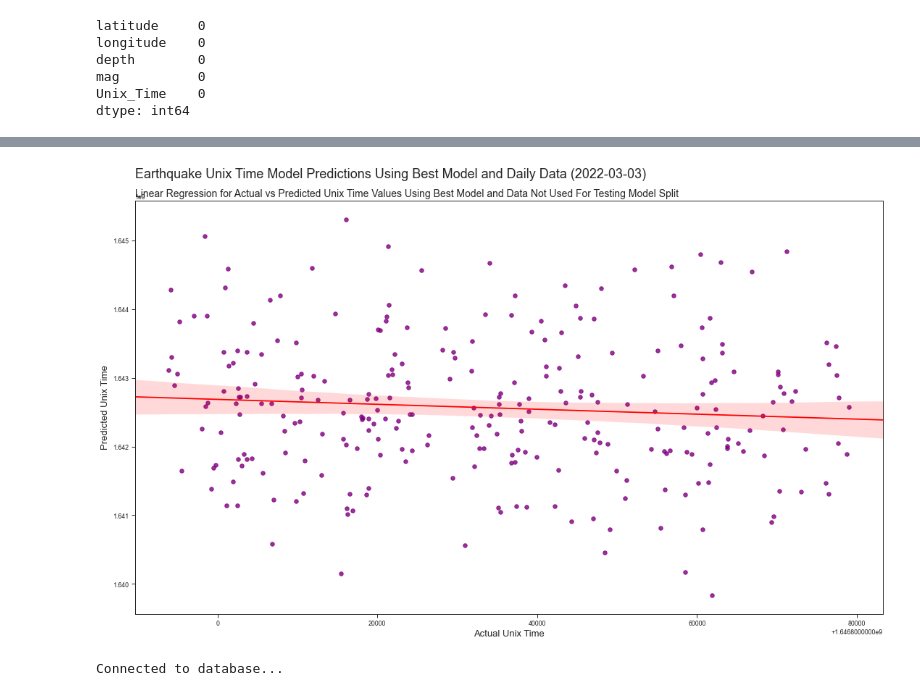
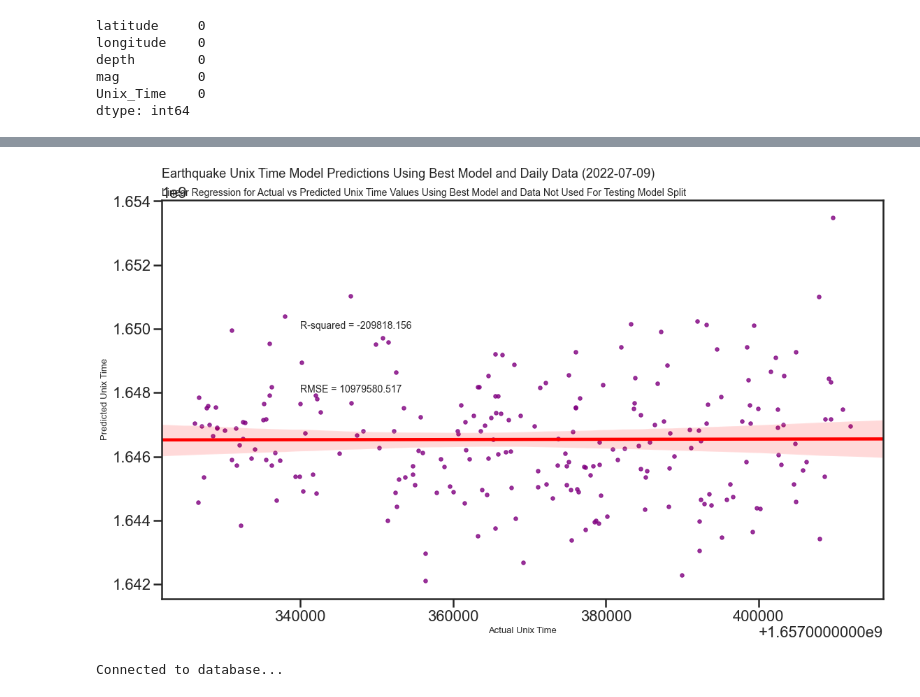
Before and after one commit to rromang/earthquake_modeling, a Jupyter notebook: notebooks/ml_extratrees_time.ipynb, the cells around one changed output, grey strips where cells are left out. Cells and saved outputs as stored; diff of their text form; code cells hidden in the pictures.

```diff
--- a/notebooks/ml_extratrees_time.ipynb
+++ b/notebooks/ml_extratrees_time.ipynb
@@ -522,31 +528,33 @@ test_pred_data
 # %%
 from datetime import date
 today = date.today()
 
 x = np.array(test_pred_data['Unix_Time'])
-y = np.array(test_pred_data['Predicted'])
+y = np.array(pred_data_y)
+test_mse = mean_squared_error(x, y)
+rmse = sqrt(test_mse)
 
 sns.set_style('ticks')
 x,y = pd.Series(x, name="Actual"), pd.Series(y, name="Prediction")
 # sns.lmplot(x ='Actual', y ='Prediction', data = mag_pred_all, markers =['o'],  palette ='coolwarm')
 ax = sns.regplot(x=x, y=y, ci=95, truncate=False, scatter_kws={"s": 30, "color":'purple'}, line_kws={"color": "red"})
 ax.set_axisbelow(True)
 
 fig = plt.gcf()
 fig.set_size_inches(18.5, 10.5, forward=True)
 plt.ylabel('Predicted Unix Time', fontsize=13)
 plt.xlabel('Actual Unix Time',  fontsize=13)
 # Bigger title
 plt.suptitle(f'Earthquake Unix Time Model Predictions Using Best Model and Daily Data ({today})', x=0.125, y=0.94, ha='left', fontsize=18)
 # Subtitle
 plt.title('Linear Regression for Actual vs Predicted Unix Time Values Using Best Model and Data Not Used For Testing Model Split', loc='left', fontsize=14)
-plt.annotate("R-squared = {:.3f}".format(r2_score(x, y)), (1.64628*(10**9), 1.6455*(10**9)),  fontsize=12)
-plt.annotate("RMSE = {:.3f}".format(rmse), (1.64628*(10**9), 1.645*(10**9)), fontsize=12)
+plt.annotate("R-squared = {:.3f}".format(r2_score(x, y)), (1.65734*(10**9), 1.650*(10**9)),  fontsize=14)
+plt.annotate("RMSE = {:.3f}".format(rmse), (1.65734*(10**9), 1.648*(10**9)), fontsize=14)
 
-fig.savefig('extratrees_time_linear_sns.png', dpi=600)
+fig.savefig('../static/images/extratrees_time_linear_sns_daily.png', dpi=600)
 plt.show()
 # %% [output]
-[figure, old version]
+[figure, new version]
 # %%
 #connection to a PostgreSQL local database
 # ===========================================
```
Also changed, not shown: parts of 18 cells of this notebook, 14 other files.
